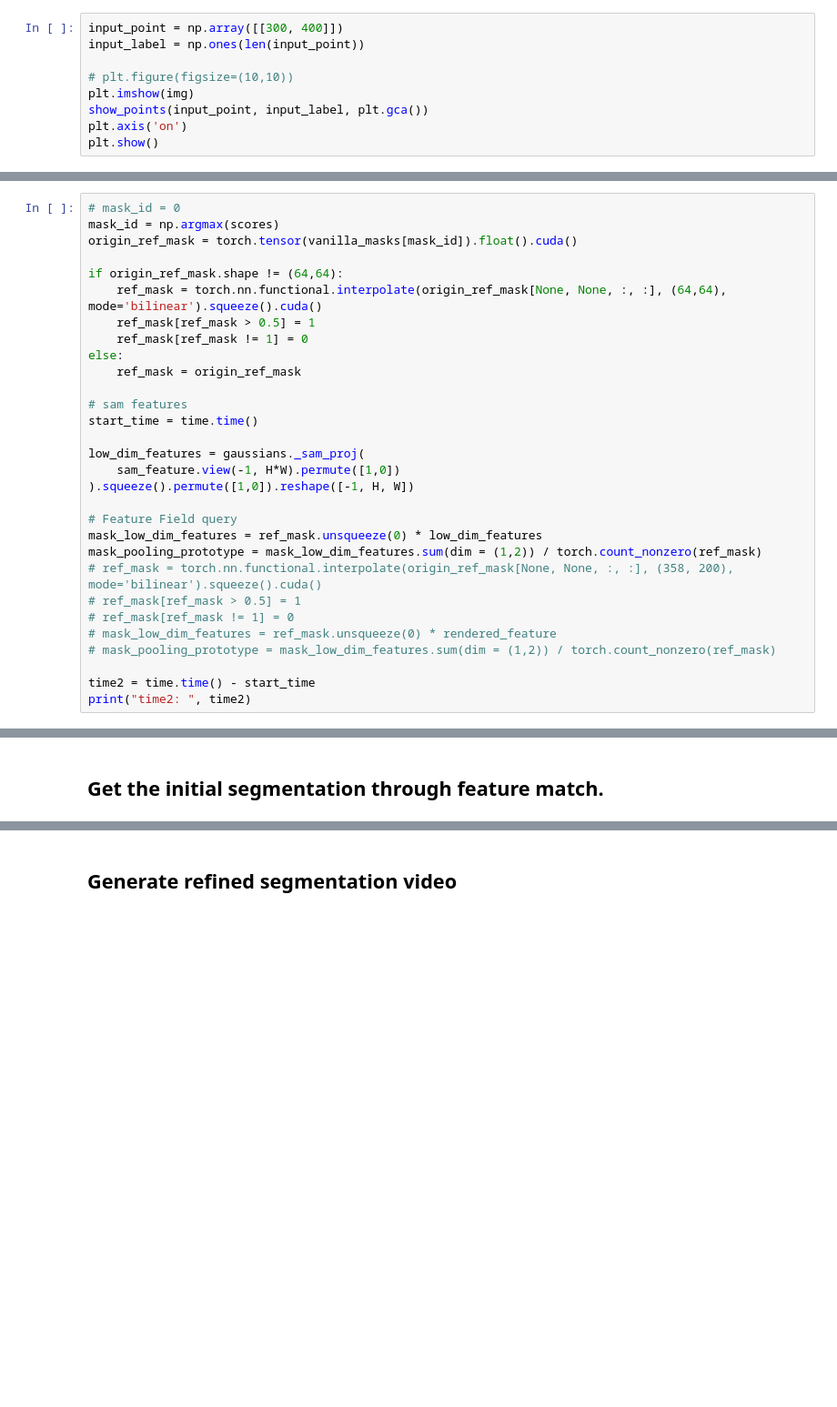
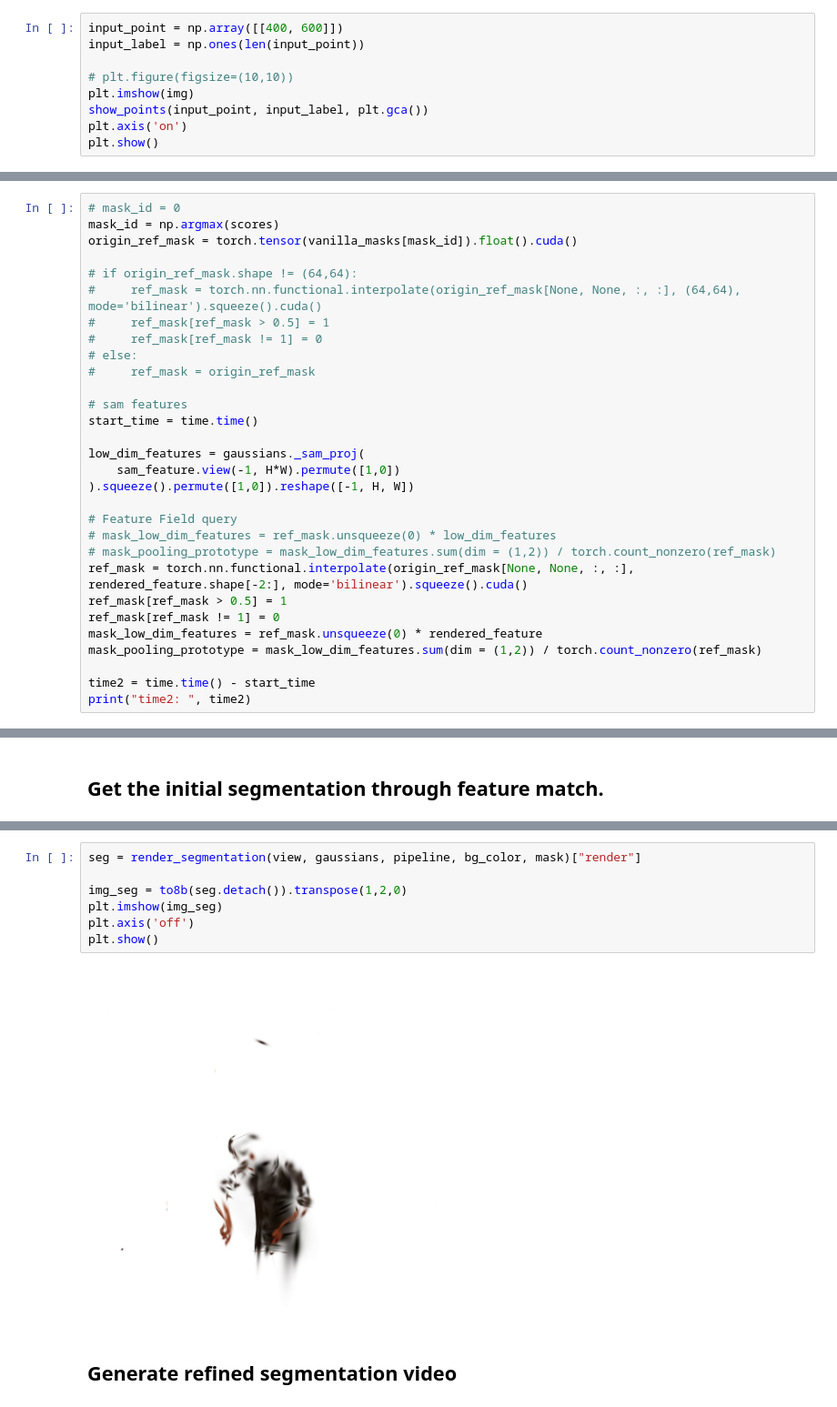
Before and after one commit to guanjunwu/sa4d, a Jupyter notebook: baseline.ipynb, the cells around one changed output, grey strips where cells are left out. Shown at 91% size. Drawn from its saved outputs; the diff is of its cells as text; blank space fills up the shorter version.

```diff
--- a/baseline.ipynb
+++ b/baseline.ipynb
@@ -199,7 +184,7 @@ plt.show()
 # %% [markdown]
 ## Input Prompts
 # %%
-input_point = np.array([[300, 400]])
+input_point = np.array([[400, 600]])
 input_label = np.ones(len(input_point))
 
 # plt.figure(figsize=(10,10))
@@ -248,12 +233,12 @@ masks resized:  torch.Size([3, 64, 64])
 mask_id = np.argmax(scores)
 origin_ref_mask = torch.tensor(vanilla_masks[mask_id]).float().cuda()
 
-if origin_ref_mask.shape != (64,64):
-    ref_mask = torch.nn.functional.interpolate(origin_ref_mask[None, None, :, :], (64,64), mode='bilinear').squeeze().cuda()
-    ref_mask[ref_mask > 0.5] = 1
-    ref_mask[ref_mask != 1] = 0
-else:
-    ref_mask = origin_ref_mask
+# if origin_ref_mask.shape != (64,64):
+#     ref_mask = torch.nn.functional.interpolate(origin_ref_mask[None, None, :, :], (64,64), mode='bilinear').squeeze().cuda()
+#     ref_mask[ref_mask > 0.5] = 1
+#     ref_mask[ref_mask != 1] = 0
+# else:
+#     ref_mask = origin_ref_mask
 
 # sam features
 start_time = time.time()
@@ -263,13 +248,13 @@ low_dim_features = gaussians._sam_proj(
 ).squeeze().permute([1,0]).reshape([-1, H, W])
 
 # Feature Field query
-mask_low_dim_features = ref_mask.unsqueeze(0) * low_dim_features
+# mask_low_dim_features = ref_mask.unsqueeze(0) * low_dim_features
+# mask_pooling_prototype = mask_low_dim_features.sum(dim = (1,2)) / torch.count_nonzero(ref_mask)
+ref_mask = torch.nn.functional.interpolate(origin_ref_mask[None, None, :, :], rendered_feature.shape[-2:], mode='bilinear').squeeze().cuda()
+ref_mask[ref_mask > 0.5] = 1
+ref_mask[ref_mask != 1] = 0
+mask_low_dim_features = ref_mask.unsqueeze(0) * rendered_feature
 mask_pooling_prototype = mask_low_dim_features.sum(dim = (1,2)) / torch.count_nonzero(ref_mask)
-# ref_mask = torch.nn.functional.interpolate(origin_ref_mask[None, None, :, :], (358, 200), mode='bilinear').squeeze().cuda()
-# ref_mask[ref_mask > 0.5] = 1
-# ref_mask[ref_mask != 1] = 0
-# mask_low_dim_features = ref_mask.unsqueeze(0) * rendered_feature
-# mask_pooling_prototype = mask_low_dim_features.sum(dim = (1,2)) / torch.count_nonzero(ref_mask)
 
 time2 = time.time() - start_time
 print("time2: ", time2)
@@ -401,3 +386,12 @@ Segmented Gaussians NUmber:  920
+# %%
+seg = render_segmentation(view, gaussians, pipeline, bg_color, mask)["render"]
+
+img_seg = to8b(seg.detach()).transpose(1,2,0)
+plt.imshow(img_seg)
+plt.axis('off')
+plt.show()
+# %% [output]
+[figure, added]
 # %% [markdown]
 ## Generate refined segmentation video
 # %%
```
Also changed, not shown: parts of 14 cells of this notebook, 13 other files.
